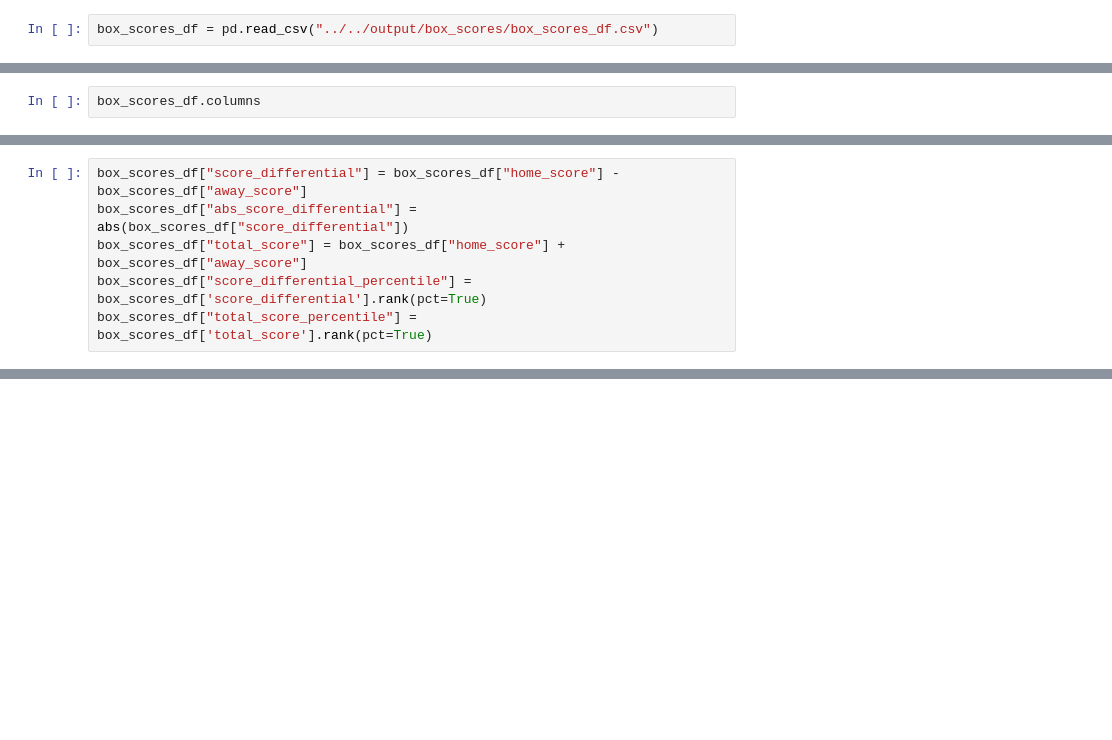
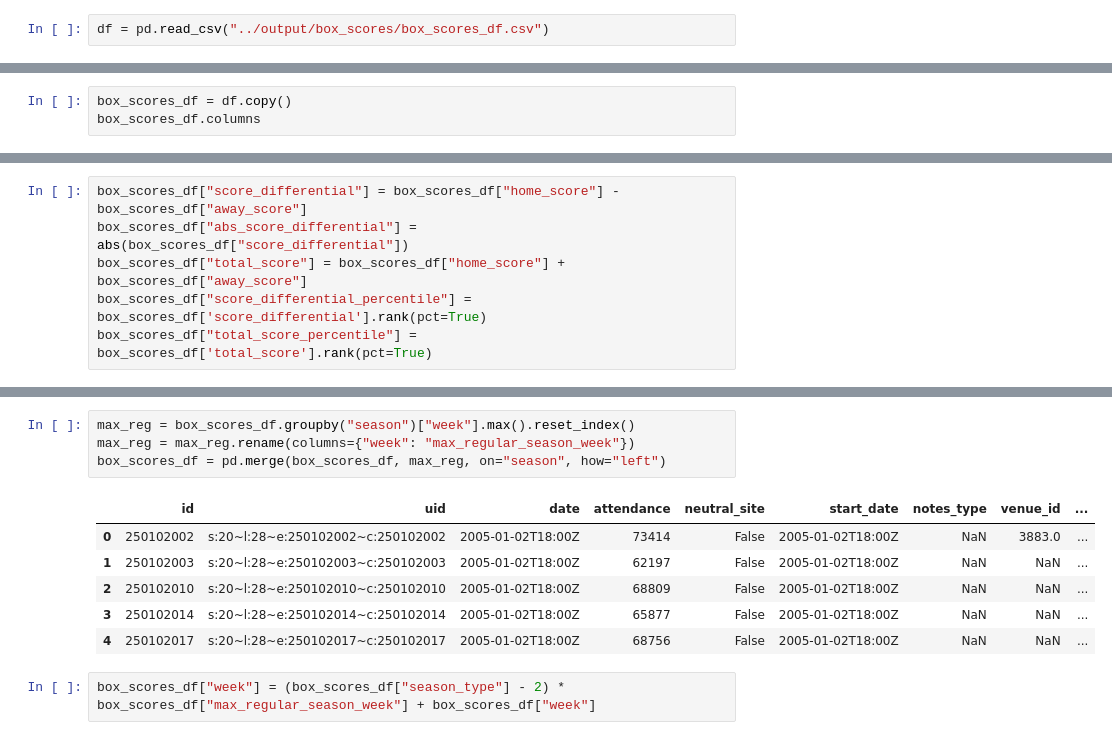
Before and after one commit to dan8239/nfl-data-engineering, a Jupyter notebook: src/box_scores/box_scores_eda.ipynb, the cells around one changed output, grey strips where cells are left out. Drawn from its saved outputs; the diff is of its cells as text; blank space fills up the shorter version.

```diff
--- a/src/box_scores/box_scores_eda.ipynb
+++ b/src/box_scores/box_scores_eda.ipynb
@@ -11,13 +14,14 @@ importlib.reload(px)
 # %% [output]
 <module 'plotly.express' from '/Users/DanPfeiffer/Documents/code/data-collector/env/lib/python3.11/site-packages/plotly/express/__init__.py'>
 # %%
-box_scores_df = pd.read_csv("../../output/box_scores/box_scores_df.csv")
+df = pd.read_csv("../output/box_scores/box_scores_df.csv")
 # %%
 #box_report = ProfileReport(box_scores_df,
 #                           explorative=True)
 # %%
 # box_report.to_file("../output/box_scores/box_score_report.html")
 # %%
+box_scores_df = df.copy()
 box_scores_df.columns
 # %% [output]
 Index(['id', 'uid', 'date', 'attendance', 'time_valid', 'neutral_site',
@@ -83,0 +97,13 @@ box_scores_df["total_score_percentile"] = box_scores_df['total_score'].rank(pct=
+# %%
+max_reg = box_scores_df.groupby("season")["week"].max().reset_index()
+max_reg = max_reg.rename(columns={"week": "max_regular_season_week"})
+box_scores_df = pd.merge(box_scores_df, max_reg, on="season", how="left")
+# %% [output]
+|  | id | uid | date | attendance | neutral_site | start_date | notes_type | venue_id | ... |
+| 0 | 250102002 | s:20~l:28~e:250102002~c:250102002 | 2005-01-02T18:00Z | 73414 | False | 2005-01-02T18:00Z | NaN | 3883.0 | ... |
+| 1 | 250102003 | s:20~l:28~e:250102003~c:250102003 | 2005-01-02T18:00Z | 62197 | False | 2005-01-02T18:00Z | NaN | NaN | ... |
+| 2 | 250102010 | s:20~l:28~e:250102010~c:250102010 | 2005-01-02T18:00Z | 68809 | False | 2005-01-02T18:00Z | NaN | NaN | ... |
+| 3 | 250102014 | s:20~l:28~e:250102014~c:250102014 | 2005-01-02T18:00Z | 65877 | False | 2005-01-02T18:00Z | NaN | NaN | ... |
+| 4 | 250102017 | s:20~l:28~e:250102017~c:250102017 | 2005-01-02T18:00Z | 68756 | False | 2005-01-02T18:00Z | NaN | NaN | ... |
+# %%
+box_scores_df["week"] = (box_scores_df["season_type"] - 2) * box_scores_df["max_regular_season_week"] + box_scores_df["week"]
```
Also changed, not shown: parts of 15 cells of this notebook, 2 other files.
